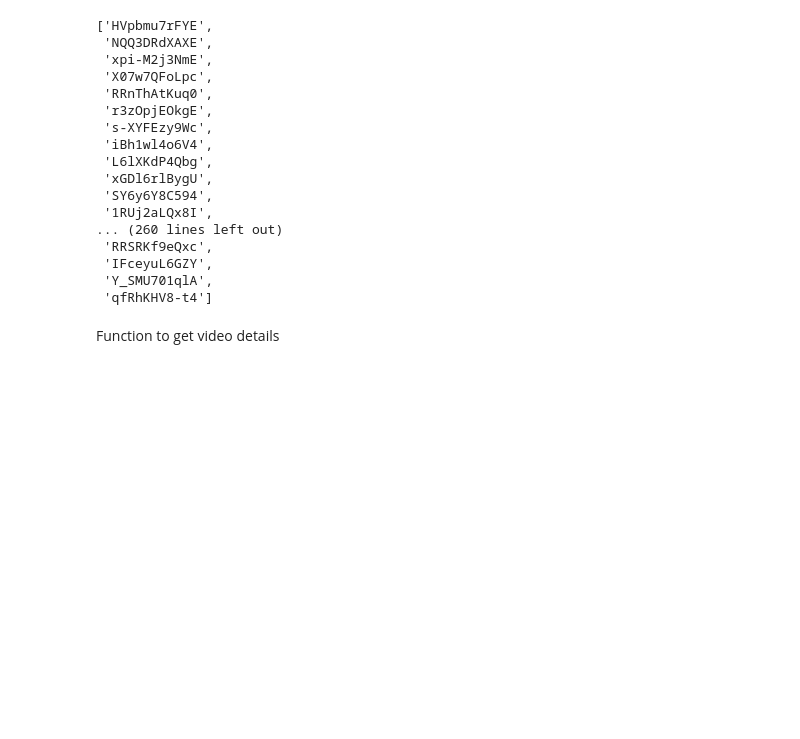
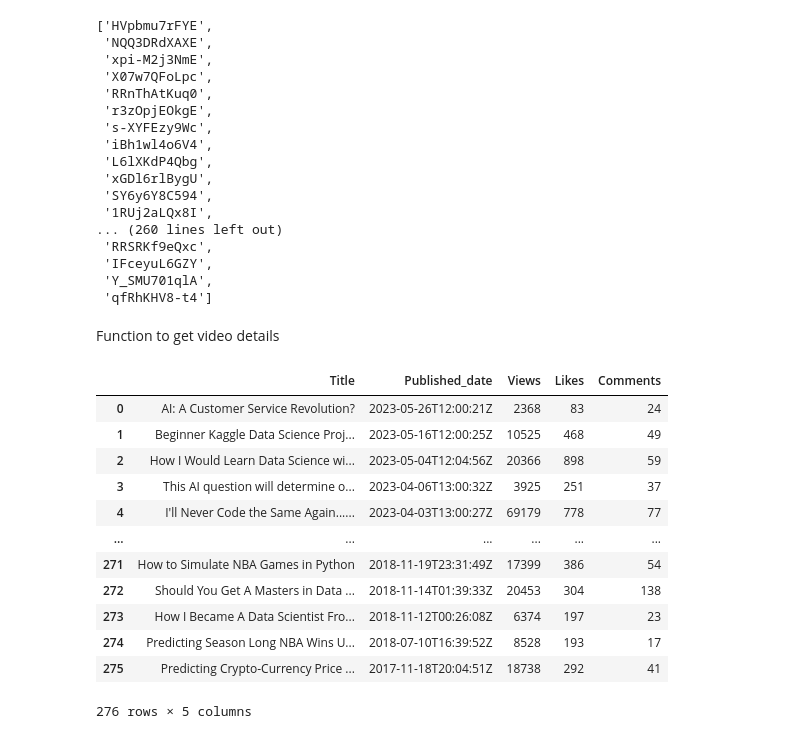
Before and after one commit to zacaugustzac/TrendingTopicForContentCreatorProject, a Jupyter notebook: TrendingTopicForContentCreatorProject.ipynb, the cells around one changed output. Saved outputs shown, nothing was run; the diff lists cells and outputs as text; code cells hidden in the pictures; blank space fills up the shorter version.

```diff
--- a/TrendingTopicForContentCreatorProject.ipynb
+++ b/TrendingTopicForContentCreatorProject.ipynb
@@ -165,5 +165,51 @@ video_ids
  'qfRhKHV8-t4']
 # %% [markdown]
 Function to get video details
+# %%
+def get_video_details(youtube, video_ids):
+
+    all_video_stats=[]
+
+    for i in range (0, len(video_ids), 50):
+        request = youtube.videos().list(
+                    part='snippet,statistics',
+                    id=','.join(video_ids[i:i+50]) #note that youtube limitation is max 50
+                    )
+
+        response = request.execute()
+
+        for video in response['items']:
+            video_stats=dict(Title = video['snippet']['title'],
+                             Published_date = video['snippet']['publishedAt'],
+                             Views = video['statistics']['viewCount'],
+                             Likes = video['statistics']['likeCount'],
+                            #  Dislikes = video['statistics']['dislikeCount'], #no more dislikeCount
+                             Comments = video['statistics']['commentCount']
+                             )
+            all_video_stats.append(video_stats)
+
+
+
+    return all_video_stats
 # %%
-# def get_video_details(youtube, video_ids):
+#execute and store data in variable
+video_details = get_video_details(youtube, video_ids)
+# %%
+# get dataframe
+video_data = pd.DataFrame(video_details)
+# %%
+video_data
+# %% [output]
+|  | Title | Published_date | Views | Likes | Comments |
+| 0 | AI: A Customer Service Revolution? | 2023-05-26T12:00:21Z | 2368 | 83 | 24 |
+| 1 | Beginner Kaggle Data Science Proj... | 2023-05-16T12:00:25Z | 10525 | 468 | 49 |
+| 2 | How I Would Learn Data Science wi... | 2023-05-04T12:04:56Z | 20366 | 898 | 59 |
+| 3 | This AI question will determine o... | 2023-04-06T13:00:32Z | 3925 | 251 | 37 |
+| 4 | I'll Never Code the Same Again...... | 2023-04-03T13:00:27Z | 69179 | 778 | 77 |
+| ... | ... | ... | ... | ... | ... |
+| 271 | How to Simulate NBA Games in Python | 2018-11-19T23:31:49Z | 17399 | 386 | 54 |
+| 272 | Should You Get A Masters in Data ... | 2018-11-14T01:39:33Z | 20453 | 304 | 138 |
+| 273 | How I Became A Data Scientist Fro... | 2018-11-12T00:26:08Z | 6374 | 197 | 23 |
+| 274 | Predicting Season Long NBA Wins U... | 2018-07-10T16:39:52Z | 8528 | 193 | 17 |
+| 275 | Predicting Crypto-Currency Price ... | 2017-11-18T20:04:51Z | 18738 | 292 | 41 |
+276 rows × 5 columns
```
Also changed, not shown: parts of 3 cells of this notebook.
